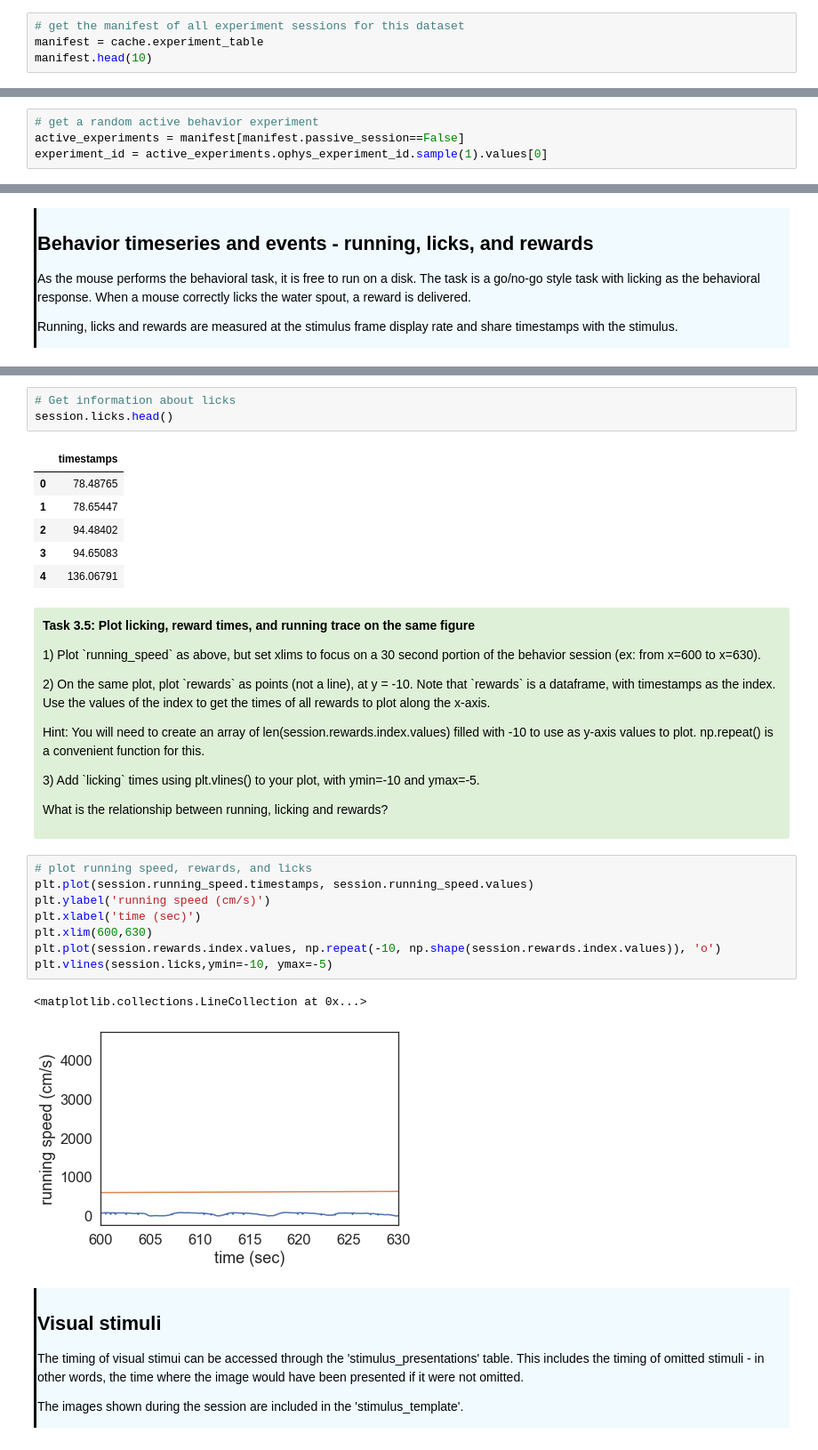
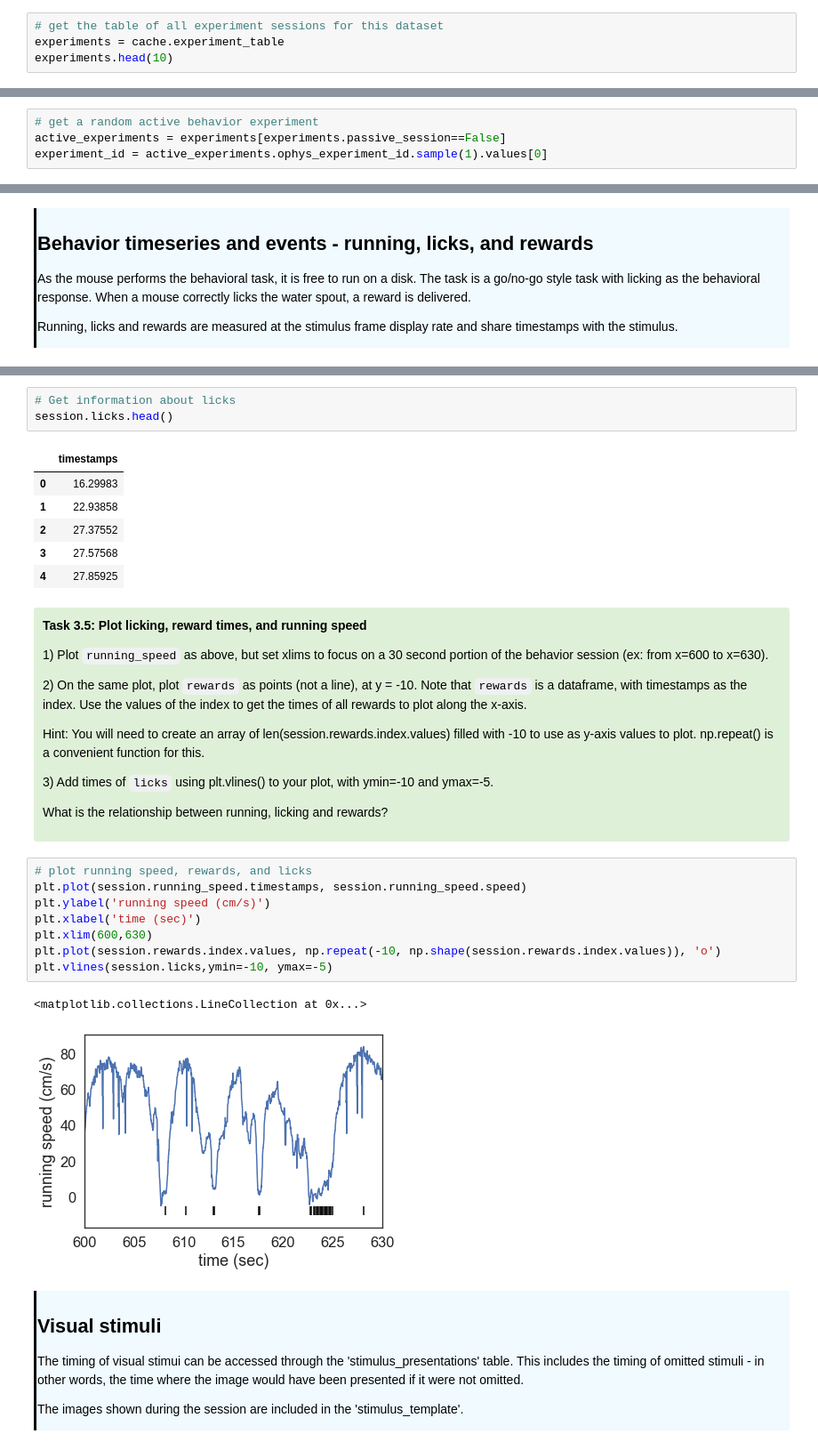
Before and after one commit to AllenInstitute/SWDB_2019, a Jupyter notebook: DynamicBrain/VisualBehavior_Tutorial_Solutions.ipynb, the cells around one changed output, grey strips where cells are left out. Shown at 89% size. Saved outputs shown, nothing was run; the diff lists cells and outputs as text.

```diff
--- a/DynamicBrain/VisualBehavior_Tutorial_Solutions.ipynb
+++ b/DynamicBrain/VisualBehavior_Tutorial_Solutions.ipynb
@@ -82,9 +68,9 @@ cache = bpc.BehaviorProjectCache(cache_path)
 
 </div>
 # %%
-# get the manifest of all experiment sessions for this dataset
-manifest = cache.experiment_table
-manifest.head(10)
+# get the table of all experiment sessions for this dataset
+experiments = cache.experiment_table
+experiments.head(10)
 # %% [output]
 |  | ophys_experiment_id | container_id | full_genotype | cre_line | imaging_depth | targeted_structure | ... |
 | 0 | 792815735 | 791352433 | Vip-IRES-Cre/wt;Ai148(TIT2L-GC6f-... | Vip-IRES-Cre | 175 | VISp | ... |
@@ -121,7 +107,7 @@ stage_types: ['OPHYS_1_images_A' 'OPHYS_2_images_A_passive' 'OPHYS_3_images_A'
 </div>
 # %%
 # get a random active behavior experiment
-active_experiments = manifest[manifest.passive_session==False]
+active_experiments = experiments[experiments.passive_session==False]
 experiment_id = active_experiments.ophys_experiment_id.sample(1).values[0]
 # %%
 # get the metadata for this experiment from the manifest
@@ -476,36 +458,37 @@ session.rewards.head()
 session.licks.head()
 # %% [output]
 |  | timestamps |
-| 0 | 78.48765 |
-| 1 | 78.65447 |
-| 2 | 94.48402 |
-| 3 | 94.65083 |
-| 4 | 136.06791 |
+| 0 | 16.29983 |
+| 1 | 22.93858 |
+| 2 | 27.37552 |
+| 3 | 27.57568 |
+| 4 | 27.85925 |
 # %% [markdown]
 <div style="background: #DFF0D8; border-radius: 3px; padding: 10px;">
-    <p><b>Task 3.5: Plot licking, reward times, and running trace on the same figure</b>
+    <p><b>Task 3.5: Plot licking, reward times, and running speed</b>
 
-<p>1) Plot `running_speed` as above, but set xlims to focus on a 30 second portion of the behavior session (ex: from x=600 to x=630).
+<p>1) Plot <code>running_speed</code> as above, but set xlims to focus on a 30 second portion of the behavior session (ex: from x=600 to x=630).
 
-<p>2) On the same plot, plot `rewards` as points (not a line), at y = -10. Note that `rewards` is a dataframe, with timestamps as the index. Use the values of the index to get the times of all rewards to plot along the x-axis.
+<p>2) On the same plot, plot <code>rewards</code> as points (not a line), at y = -10. Note that <code>rewards</code> is a dataframe, with timestamps as the index. Use the values of the index to get the times of all rewards to plot along the x-axis.
 
 <p>Hint: You will need to create an array of len(session.rewards.index.values) filled with -10 to use as y-axis values to plot. np.repeat() is a convenient function for this.
 
-<p>3) Add `licking` times using plt.vlines() to your plot, with ymin=-10 and ymax=-5.
+<p>3) Add times of <code>licks</code> using plt.vlines() to your plot, with ymin=-10 and ymax=-5.
 
 <p>What is the relationship between running, licking and rewards?
+
 </div>
 # %%
 # plot running speed, rewards, and licks
-plt.plot(session.running_speed.timestamps, session.running_speed.values)
+plt.plot(session.running_speed.timestamps, session.running_speed.speed)
 plt.ylabel('running speed (cm/s)')
 plt.xlabel('time (sec)')
 plt.xlim(600,630)
 plt.plot(session.rewards.index.values, np.repeat(-10, np.shape(session.rewards.index.values)), 'o')
 plt.vlines(session.licks,ymin=-10, ymax=-5)
 # %% [output]
 <matplotlib.collections.LineCollection at 0x...>
-[figure, old version]
+[figure, new version]
 # %% [markdown]
 <div style="border-left: 3px solid #000; padding: 1px; padding-left: 10px; background: #F0FAFF; ">
 <h2>Visual stimuli </h2>
```
Also changed, not shown: parts of 68 cells of this notebook, 1 other file.
